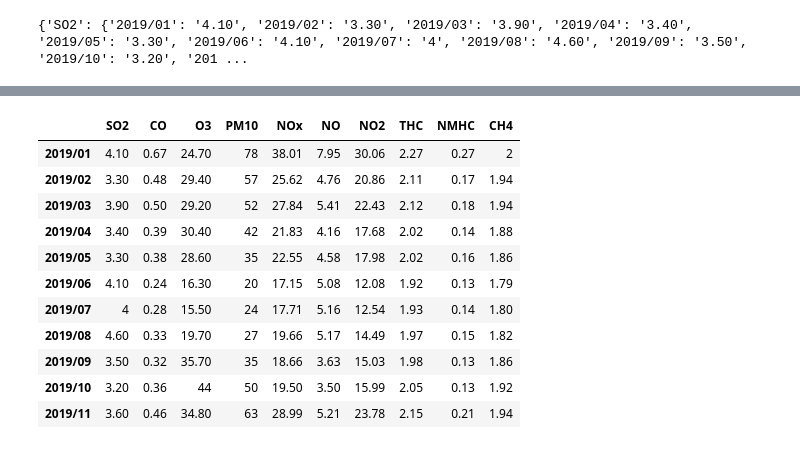
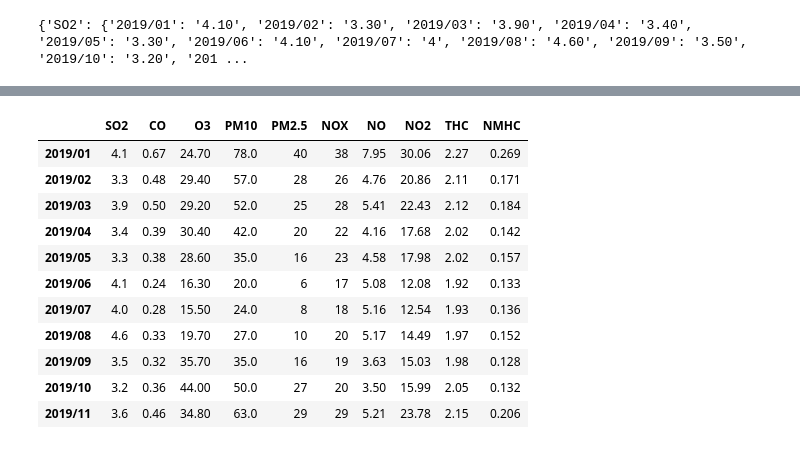
Before and after one commit to insidehome/2nd-PyCrawlerMarathon, a Jupyter notebook: homework/Day019_HW.ipynb, the cells around one changed output, grey strips where cells are left out. Cells and saved outputs as stored; diff of their text form; code cells hidden in the pictures.

```diff
--- a/homework/Day019_HW.ipynb
+++ b/homework/Day019_HW.ipynb
@@ -39,5 +88,5 @@ html_source
 # %%
 soup = BeautifulSoup(html_source, 'html.parser')
-table = soup.find('table', class_='TABLE_G')
+table = soup.find('table', class_='tbResult gvColspan')
 table
 # %% [output]
@@ -67,16 +188,17 @@ Your Code
 # %%
 import pandas as pd
+d = resall
 pd.DataFrame(d)
 # %% [output]
-|  | SO2 | CO | O3 | PM10 | NOx | NO | NO2 | THC | NMHC | CH4 |
-| 2019/01 | 4.10 | 0.67 | 24.70 | 78 | 38.01 | 7.95 | 30.06 | 2.27 | 0.27 | 2 |
-| 2019/02 | 3.30 | 0.48 | 29.40 | 57 | 25.62 | 4.76 | 20.86 | 2.11 | 0.17 | 1.94 |
-| 2019/03 | 3.90 | 0.50 | 29.20 | 52 | 27.84 | 5.41 | 22.43 | 2.12 | 0.18 | 1.94 |
-| 2019/04 | 3.40 | 0.39 | 30.40 | 42 | 21.83 | 4.16 | 17.68 | 2.02 | 0.14 | 1.88 |
-| 2019/05 | 3.30 | 0.38 | 28.60 | 35 | 22.55 | 4.58 | 17.98 | 2.02 | 0.16 | 1.86 |
-| 2019/06 | 4.10 | 0.24 | 16.30 | 20 | 17.15 | 5.08 | 12.08 | 1.92 | 0.13 | 1.79 |
-| 2019/07 | 4 | 0.28 | 15.50 | 24 | 17.71 | 5.16 | 12.54 | 1.93 | 0.14 | 1.80 |
-| 2019/08 | 4.60 | 0.33 | 19.70 | 27 | 19.66 | 5.17 | 14.49 | 1.97 | 0.15 | 1.82 |
-| 2019/09 | 3.50 | 0.32 | 35.70 | 35 | 18.66 | 3.63 | 15.03 | 1.98 | 0.13 | 1.86 |
-| 2019/10 | 3.20 | 0.36 | 44 | 50 | 19.50 | 3.50 | 15.99 | 2.05 | 0.13 | 1.92 |
-| 2019/11 | 3.60 | 0.46 | 34.80 | 63 | 28.99 | 5.21 | 23.78 | 2.15 | 0.21 | 1.94 |
+|  | SO2 | CO | O3 | PM10 | PM2.5 | NOX | NO | NO2 | THC | NMHC |
+| 2019/01 | 4.1 | 0.67 | 24.70 | 78.0 | 40 | 38 | 7.95 | 30.06 | 2.27 | 0.269 |
+| 2019/02 | 3.3 | 0.48 | 29.40 | 57.0 | 28 | 26 | 4.76 | 20.86 | 2.11 | 0.171 |
+| 2019/03 | 3.9 | 0.50 | 29.20 | 52.0 | 25 | 28 | 5.41 | 22.43 | 2.12 | 0.184 |
+| 2019/04 | 3.4 | 0.39 | 30.40 | 42.0 | 20 | 22 | 4.16 | 17.68 | 2.02 | 0.142 |
+| 2019/05 | 3.3 | 0.38 | 28.60 | 35.0 | 16 | 23 | 4.58 | 17.98 | 2.02 | 0.157 |
+| 2019/06 | 4.1 | 0.24 | 16.30 | 20.0 | 6 | 17 | 5.08 | 12.08 | 1.92 | 0.133 |
+| 2019/07 | 4.0 | 0.28 | 15.50 | 24.0 | 8 | 18 | 5.16 | 12.54 | 1.93 | 0.136 |
+| 2019/08 | 4.6 | 0.33 | 19.70 | 27.0 | 10 | 20 | 5.17 | 14.49 | 1.97 | 0.152 |
+| 2019/09 | 3.5 | 0.32 | 35.70 | 35.0 | 16 | 19 | 3.63 | 15.03 | 1.98 | 0.128 |
+| 2019/10 | 3.2 | 0.36 | 44.00 | 50.0 | 27 | 20 | 3.50 | 15.99 | 2.05 | 0.132 |
+| 2019/11 | 3.6 | 0.46 | 34.80 | 63.0 | 29 | 29 | 5.21 | 23.78 | 2.15 | 0.206 |
```
Also changed, not shown: parts of 5 cells of this notebook.
